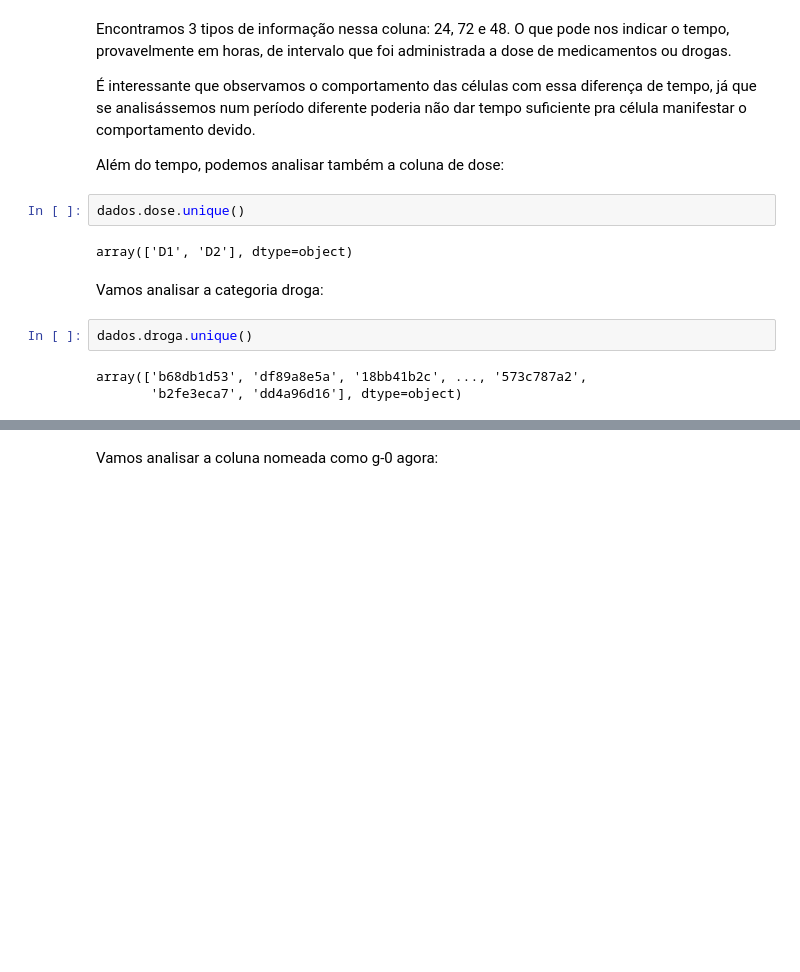
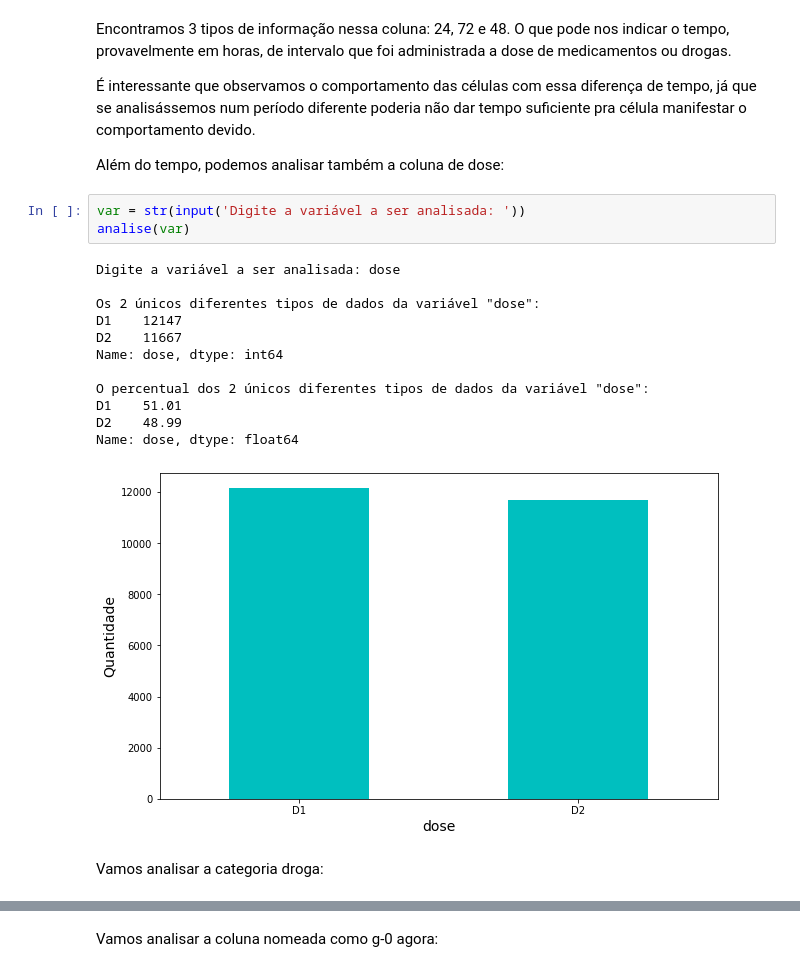
Before and after one commit to Daniel-ASG/3_IMERSAO_DE_DADOS_ALURA, a Jupyter notebook: Aula_01.ipynb, the cells around one changed output, grey strips where cells are left out. Saved outputs shown, nothing was run; the diff lists cells and outputs as text; blank space fills up the shorter version.

```diff
--- a/Aula_01.ipynb
+++ b/Aula_01.ipynb
@@ -176,14 +159,21 @@ Encontramos 3 tipos de informação nessa coluna: 24, 72 e 48. O que pode nos in
 É interessante que observamos o comportamento das células com essa diferença de tempo, já que se analisássemos num período diferente poderia não dar tempo suficiente pra célula manifestar o comportamento devido.
 
 Além do tempo, podemos analisar também a coluna de dose:
-# %%
-dados.dose.unique()
-# %% [output]
-array(['D1', 'D2'], dtype=object)
+# %%
+var = str(input('Digite a variável a ser analisada: '))
+analise(var)
+# %% [output]
+Digite a variável a ser analisada: dose
+
+Os 2 únicos diferentes tipos de dados da variável "dose":
+D1    12147
+D2    11667
+Name: dose, dtype: int64
+
+O percentual dos 2 únicos diferentes tipos de dados da variável "dose":
+D1    51.01
+D2    48.99
+Name: dose, dtype: float64
+[figure, added]
 # %% [markdown]
 Vamos analisar a categoria droga:
-# %%
-dados.droga.unique()
-# %% [output]
-array(['b68db1d53', 'df89a8e5a', '18bb41b2c', ..., '573c787a2',
-       'b2fe3eca7', 'dd4a96d16'], dtype=object)
```
Also changed, not shown: parts of 13 cells of this notebook.
